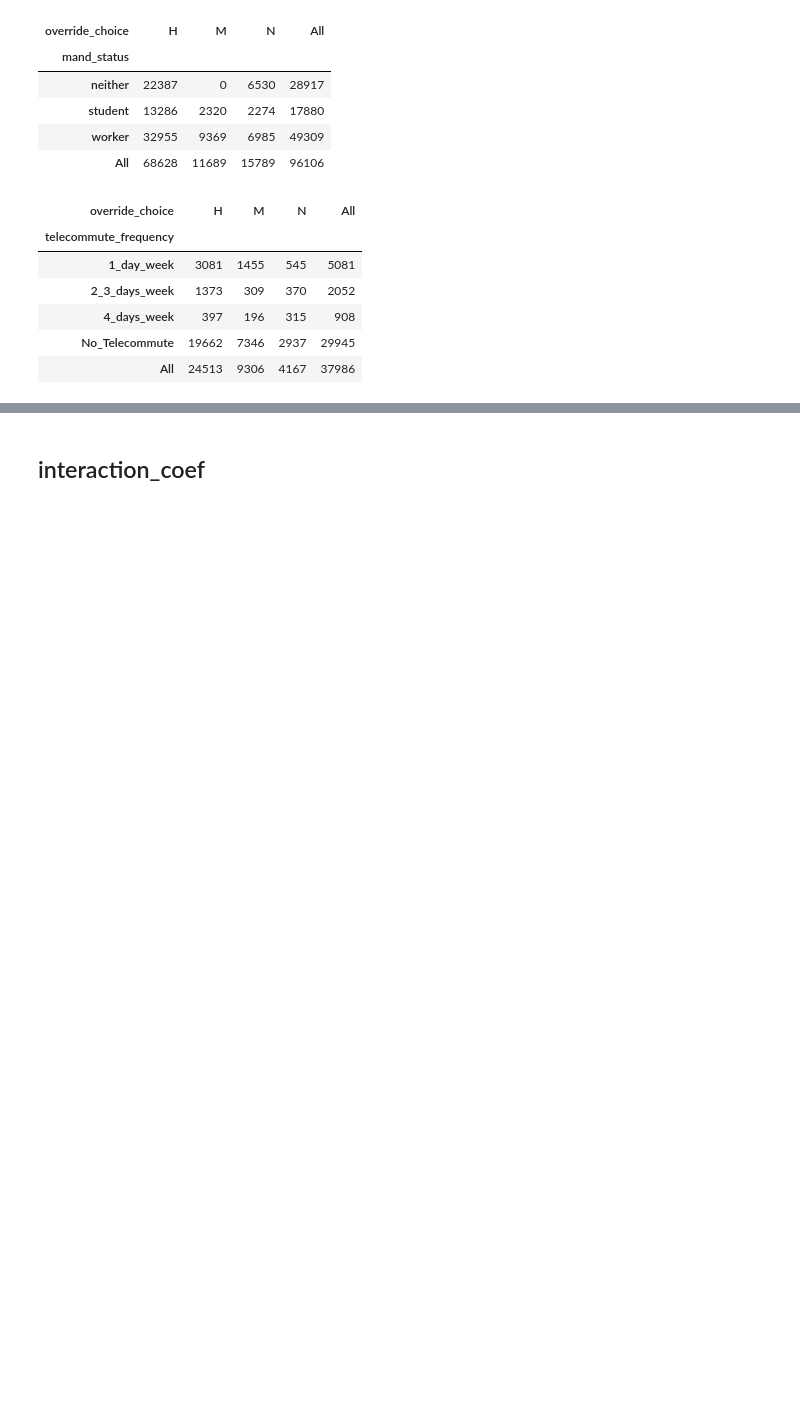
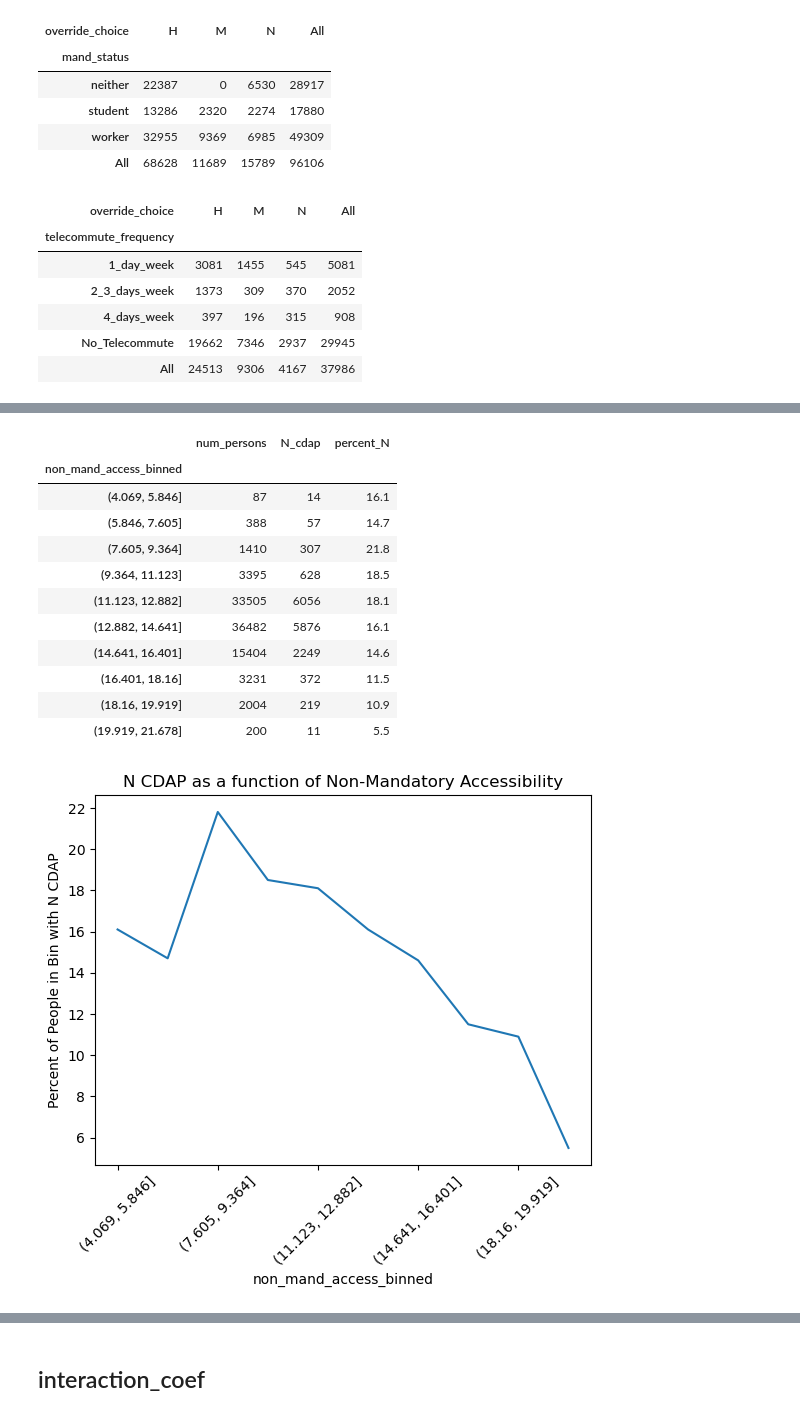
Before and after one commit to SANDAG/ABM, a Jupyter notebook: src/asim/estimation/resident/cdap.ipynb, the cells around one changed output, grey strips where cells are left out. Drawn from its saved outputs; the diff is of its cells as text; code cells hidden in the pictures; blank space fills up the shorter version.

```diff
--- a/src/asim/estimation/resident/cdap.ipynb
+++ b/src/asim/estimation/resident/cdap.ipynb
@@ -247,0 +319,22 @@ pd.crosstab(df.telecommute_frequency, df.override_choice, margins=True)
+# %%
+N_by_access_total = create_N_by_access(df, bins=10)
+display(N_by_access_total)
+N_by_access_total.percent_N.plot()
+plt.xticks(rotation=45)
+plt.ylabel('Percent of People in Bin with N CDAP')
+plt.title('N CDAP as a function of Non-Mandatory Accessibility')
+plt.show()
+# %% [output]
+|  | num_persons | N_cdap | percent_N |
+| non_mand_access_binned |  |  |  |
+| (4.069, 5.846] | 87 | 14 | 16.1 |
+| (5.846, 7.605] | 388 | 57 | 14.7 |
+| (7.605, 9.364] | 1410 | 307 | 21.8 |
+| (9.364, 11.123] | 3395 | 628 | 18.5 |
+| (11.123, 12.882] | 33505 | 6056 | 18.1 |
+| (12.882, 14.641] | 36482 | 5876 | 16.1 |
+| (14.641, 16.401] | 15404 | 2249 | 14.6 |
+| (16.401, 18.16] | 3231 | 372 | 11.5 |
+| (18.16, 19.919] | 2004 | 219 | 10.9 |
+| (19.919, 21.678] | 200 | 11 | 5.5 |
+[figure, added]
```
Also changed, not shown: parts of 25 cells of this notebook, 13 other files.
